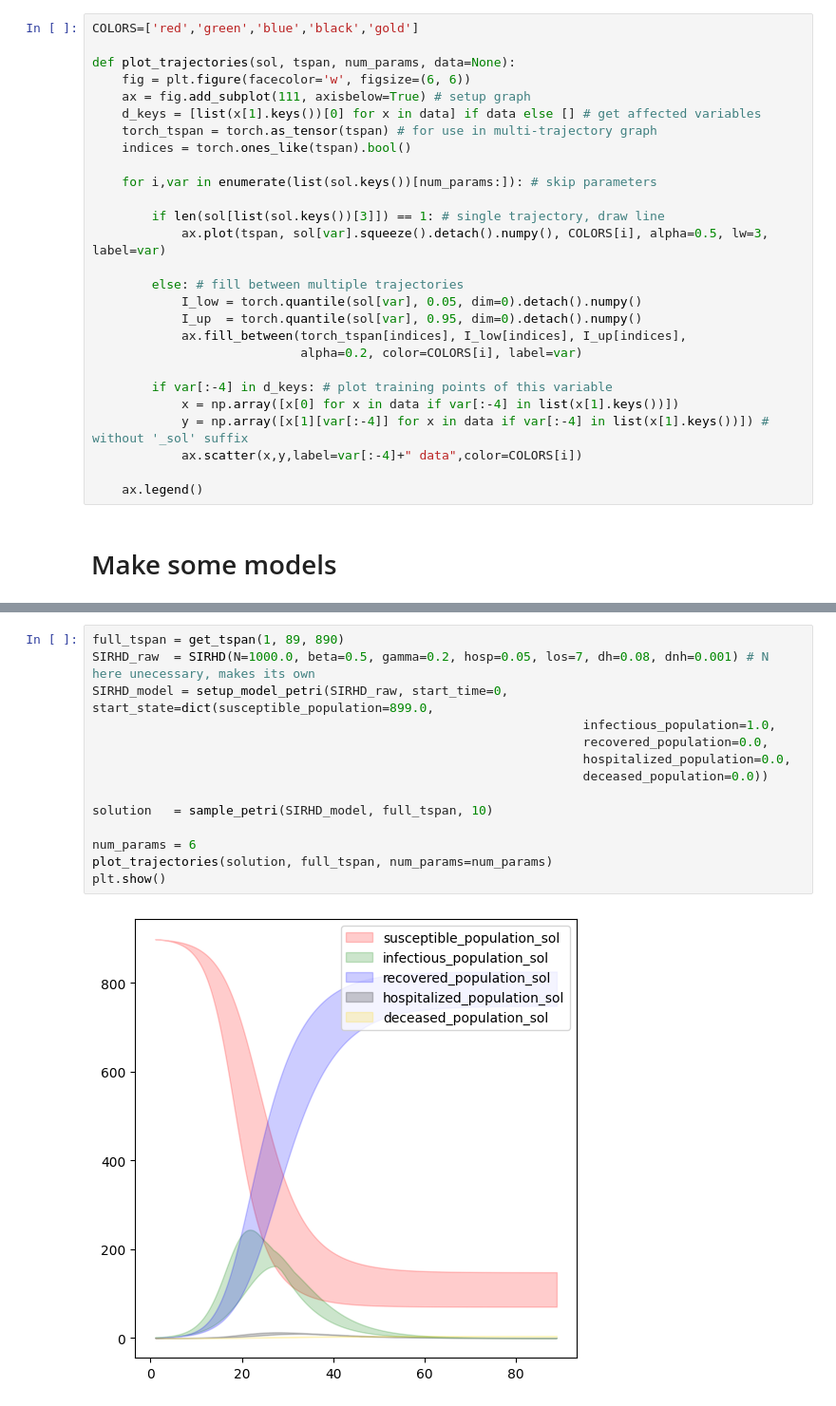
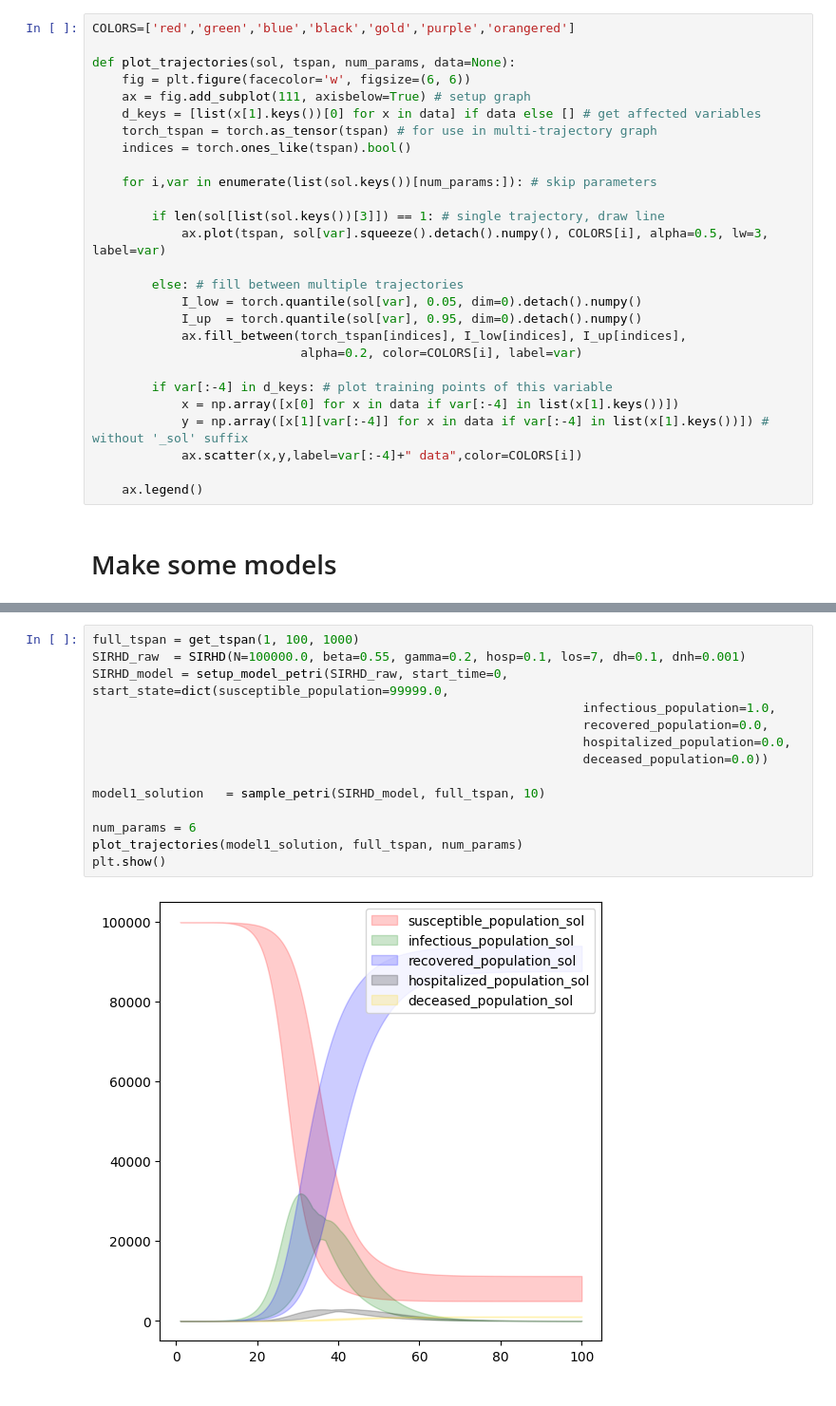
Before and after one commit to liunelson/pyciemss, a Jupyter notebook: notebook/april_ensemble/synthetic_data_with_custom_models.ipynb, the cells around one changed output, grey strips where cells are left out. Shown: that part at 95% size. Saved outputs shown, nothing was run; the diff lists cells and outputs as text.

Commit message:
added more models and synthetic data with noise

```diff
--- a/notebook/april_ensemble/synthetic_data_with_custom_models.ipynb
+++ b/notebook/april_ensemble/synthetic_data_with_custom_models.ipynb
@@ -44,7 +44,7 @@ from pyciemss.Ensemble.interfaces import optimize as optimize_ensemble
 # %% [markdown]
 ### Plotting utilities
 # %%
-COLORS=['red','green','blue','black','gold']
+COLORS=['red','green','blue','black','gold','purple','orangered']
 
 def plot_trajectories(sol, tspan, num_params, data=None):
     fig = plt.figure(facecolor='w', figsize=(6, 6))
@@ -169,18 +168,18 @@ class SIRHD(PetriNetODESystem):
         """
         setattr(self, parameter, value)
 # %%
-full_tspan = get_tspan(1, 89, 890)
-SIRHD_raw  = SIRHD(N=1000.0, beta=0.5, gamma=0.2, hosp=0.05, los=7, dh=0.08, dnh=0.001) # N here unecessary, makes its own
-SIRHD_model = setup_model_petri(SIRHD_raw, start_time=0, start_state=dict(susceptible_population=899.0,
+full_tspan = get_tspan(1, 100, 1000)
+SIRHD_raw  = SIRHD(N=100000.0, beta=0.55, gamma=0.2, hosp=0.1, los=7, dh=0.1, dnh=0.001)
+SIRHD_model = setup_model_petri(SIRHD_raw, start_time=0, start_state=dict(susceptible_population=99999.0,
                                                                   infectious_population=1.0,
                                                                   recovered_population=0.0,
                                                                   hospitalized_population=0.0,
                                                                   deceased_population=0.0))
 
-solution   = sample_petri(SIRHD_model, full_tspan, 10)
+model1_solution   = sample_petri(SIRHD_model, full_tspan, 10)
 
 num_params = 6
-plot_trajectories(solution, full_tspan, num_params=num_params)
+plot_trajectories(model1_solution, full_tspan, num_params)
 plt.show()
 # %% [output]
-[figure, old version]
+[figure, new version]
```
Also changed, not shown: parts of 27 cells of this notebook.
